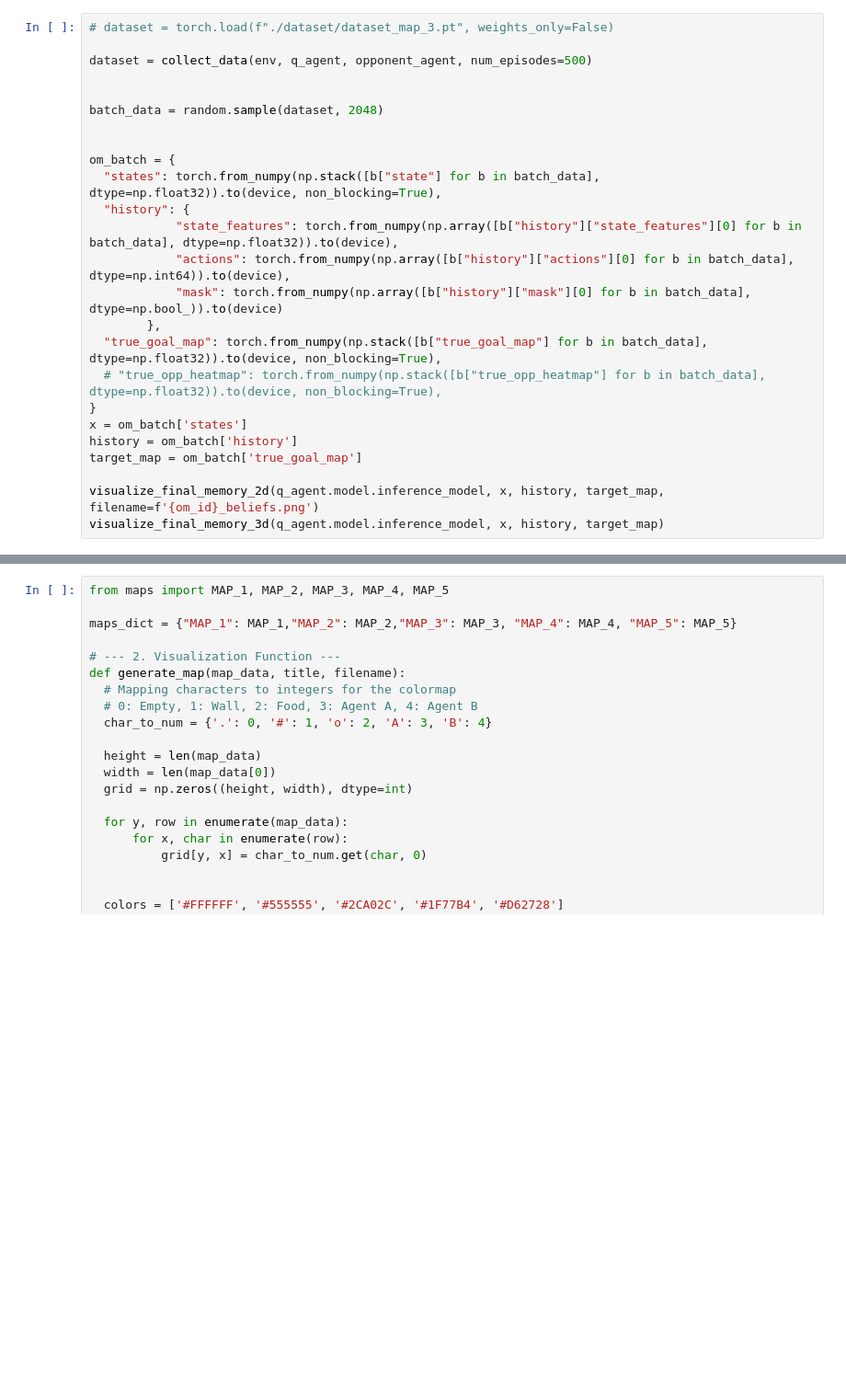
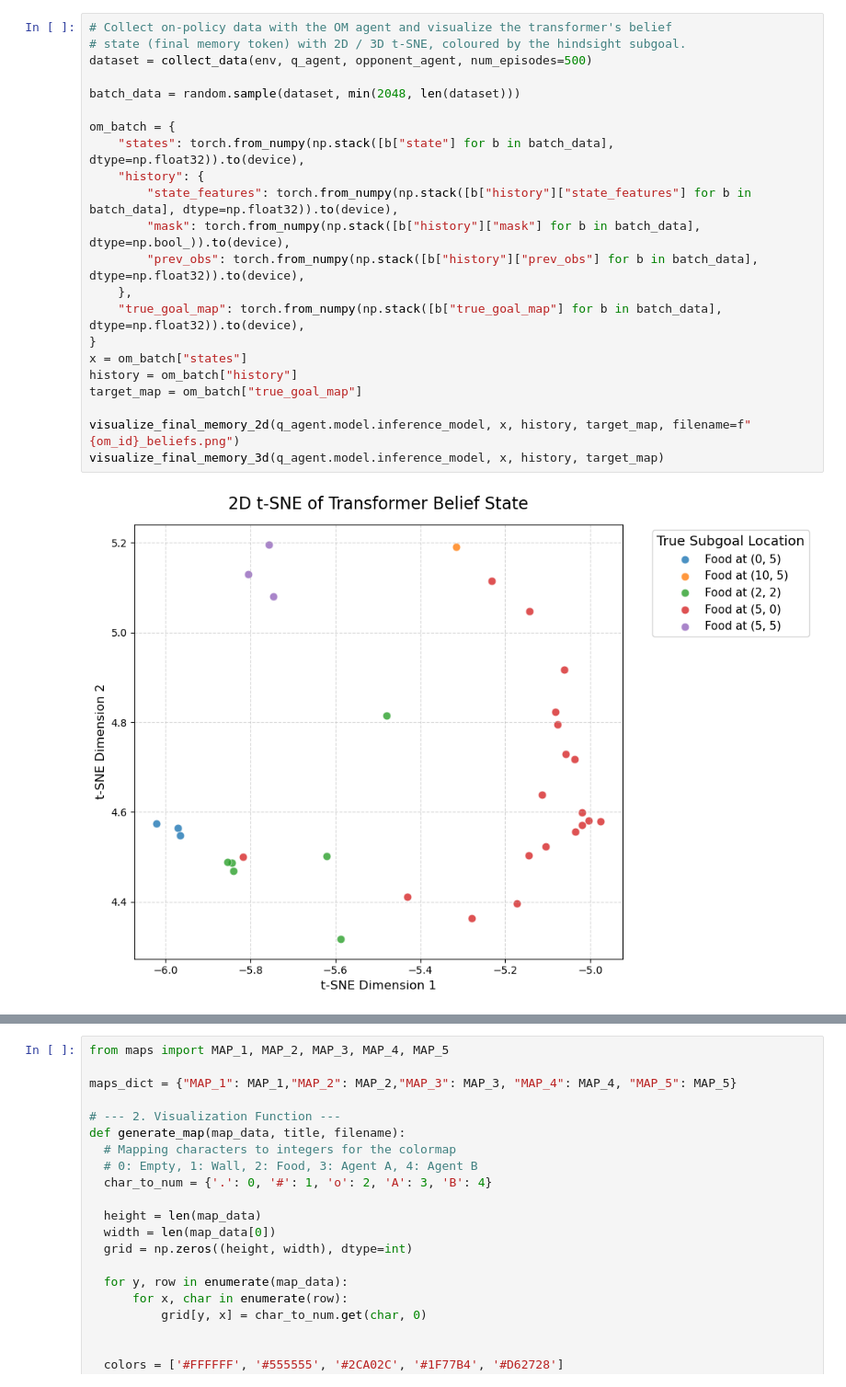
Before and after one commit to marcelpetran/MicroRTS-Py, a Jupyter notebook: model_test.ipynb, the cells around one changed output, grey strips where cells are left out. Shown at 92% size. Drawn from its saved outputs; the diff is of its cells as text; blank space fills up the shorter version.

```diff
--- a/model_test.ipynb
+++ b/model_test.ipynb
@@ -924,26 +881,25 @@ q_agent.model.inference_model.visualize_action_embeddings(filename=f'{om_id}_act
 # %%
-# dataset = torch.load(f"./dataset/dataset_map_3.pt", weights_only=False)
-
+# Collect on-policy data with the OM agent and visualize the transformer's belief
+# state (final memory token) with 2D / 3D t-SNE, coloured by the hindsight subgoal.
 dataset = collect_data(env, q_agent, opponent_agent, num_episodes=500)
 
-
-batch_data = random.sample(dataset, 2048)
-
+batch_data = random.sample(dataset, min(2048, len(dataset)))
 
 om_batch = {
-  "states": torch.from_numpy(np.stack([b["state"] for b in batch_data], dtype=np.float32)).to(device, non_blocking=True),
-  "history": {
-            "state_features": torch.from_numpy(np.array([b["history"]["state_features"][0] for b in batch_data], dtype=np.float32)).to(device),
-            "actions": torch.from_numpy(np.array([b["history"]["actions"][0] for b in batch_data], dtype=np.int64)).to(device),
-            "mask": torch.from_numpy(np.array([b["history"]["mask"][0] for b in batch_data], dtype=np.bool_)).to(device)
-        },
-  "true_goal_map": torch.from_numpy(np.stack([b["true_goal_map"] for b in batch_data], dtype=np.float32)).to(device, non_blocking=True),
-  # "true_opp_heatmap": torch.from_numpy(np.stack([b["true_opp_heatmap"] for b in batch_data], dtype=np.float32)).to(device, non_blocking=True),
+    "states": torch.from_numpy(np.stack([b["state"] for b in batch_data], dtype=np.float32)).to(device),
+    "history": {
+        "state_features": torch.from_numpy(np.stack([b["history"]["state_features"] for b in batch_data], dtype=np.float32)).to(device),
+        "mask": torch.from_numpy(np.stack([b["history"]["mask"] for b in batch_data], dtype=np.bool_)).to(device),
+        "prev_obs": torch.from_numpy(np.stack([b["history"]["prev_obs"] for b in batch_data], dtype=np.float32)).to(device),
+    },
+    "true_goal_map": torch.from_numpy(np.stack([b["true_goal_map"] for b in batch_data], dtype=np.float32)).to(device),
 }
-x = om_batch['states']
-history = om_batch['history']
-target_map = om_batch['true_goal_map']
+x = om_batch["states"]
+history = om_batch["history"]
+target_map = om_batch["true_goal_map"]
 
-visualize_final_memory_2d(q_agent.model.inference_model, x, history, target_map, filename=f'{om_id}_beliefs.png')
+visualize_final_memory_2d(q_agent.model.inference_model, x, history, target_map, filename=f"{om_id}_beliefs.png")
 visualize_final_memory_3d(q_agent.model.inference_model, x, history, target_map)
+# %% [output]
+[figure, added]
 # %%
```
Also changed, not shown: parts of 14 cells of this notebook, 1 other file.
